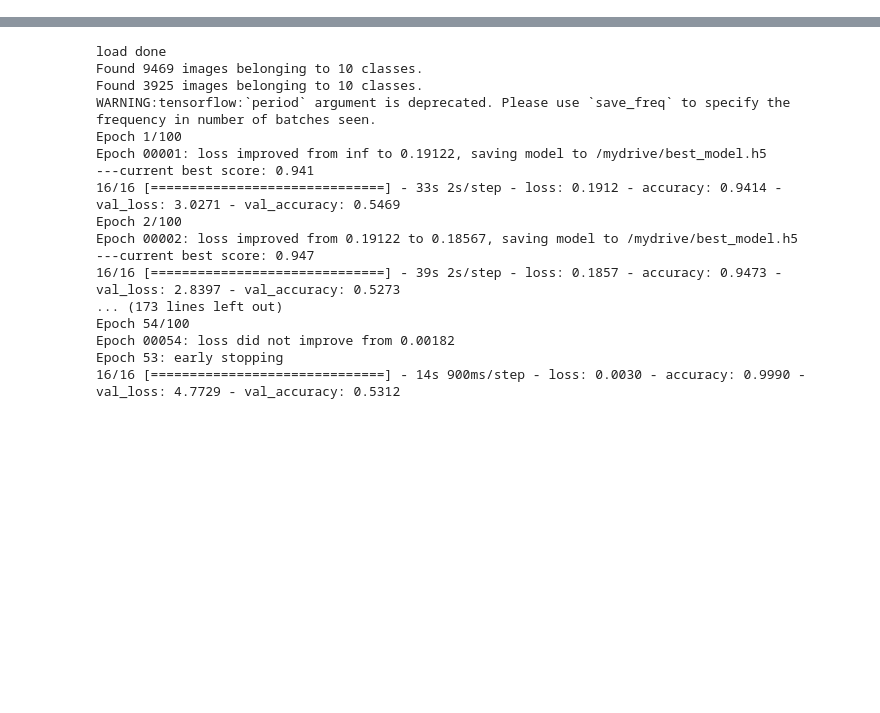
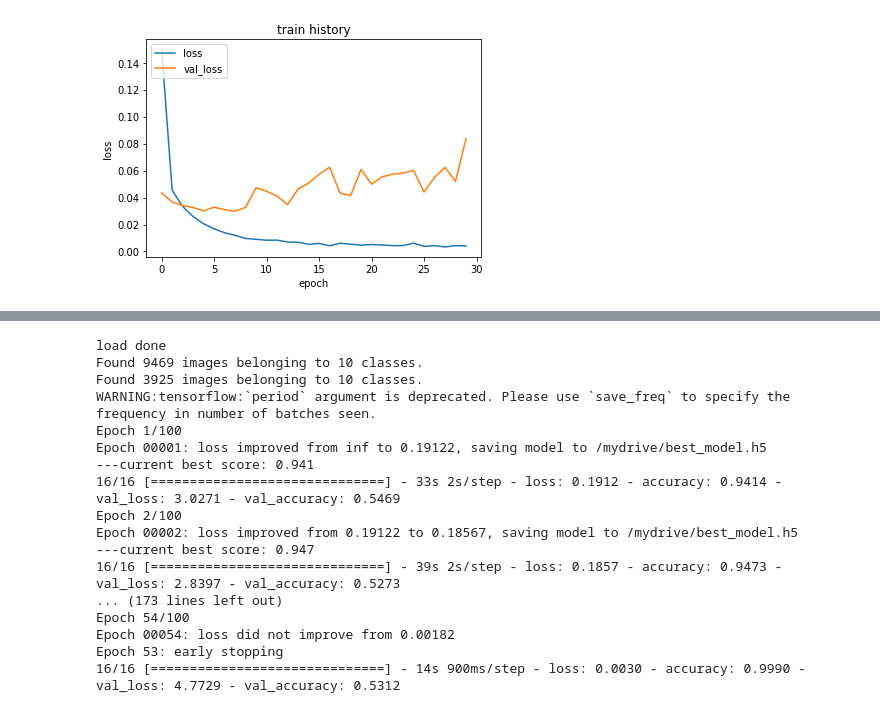
Before and after one commit to kotech1/computervision, a Jupyter notebook: 07_cnn2.ipynb, the cells around one changed output, grey strips where cells are left out. Saved outputs shown, nothing was run; the diff lists cells and outputs as text; code cells hidden in the pictures; blank space fills up the shorter version.

```diff
--- a/07_cnn2.ipynb
+++ b/07_cnn2.ipynb
@@ -5,0 +55,2 @@
+# %%
+history = model.fit(x_train, y_train, epochs=30, validation_data=(x_test,y_test))
@@ -5,0 +75,11 @@
+# %%
+# summarize history for accuracy
+plt.plot(history.history['loss'])
+plt.plot(history.history['val_loss'])
+plt.title('train history')
+plt.ylabel('loss')
+plt.xlabel('epoch')
+plt.legend(['loss', 'val_loss'], loc='upper left')
+plt.show()
+# %% [output]
+[figure, added]
```
Also changed, not shown: parts of 8 cells of this notebook.
